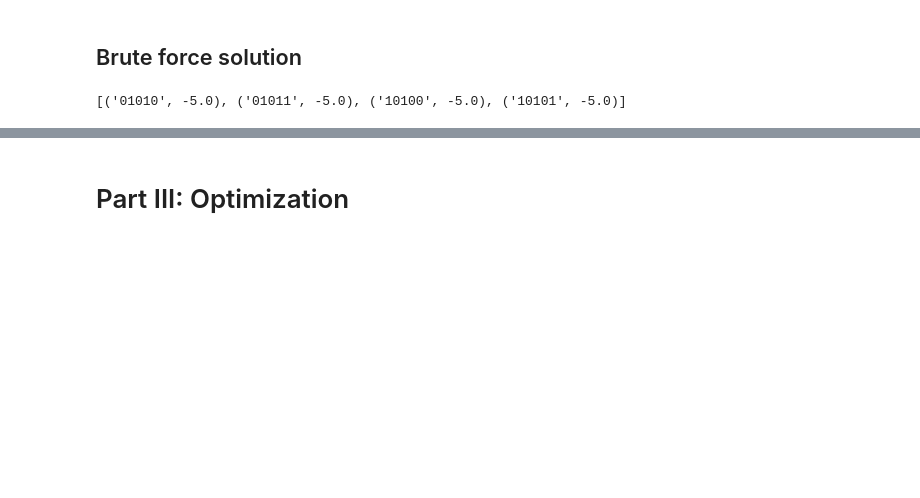
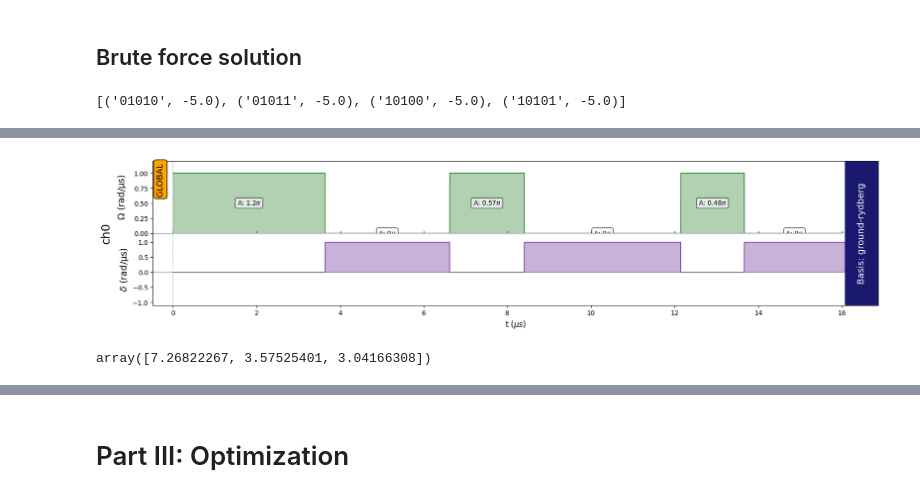
Before and after one commit to victor-onofre/pasqal_project, a Jupyter notebook: Neutral_Atoms_maxcut.ipynb, the cells around one changed output, grey strips where cells are left out. Drawn from its saved outputs; the diff is of its cells as text; code cells hidden in the pictures; blank space fills up the shorter version.

```diff
--- a/Neutral_Atoms_maxcut.ipynb
+++ b/Neutral_Atoms_maxcut.ipynb
@@ -191,0 +282,24 @@ print(brute_force(Q_matrix_3 )[:4])
+# %%
+# Number of optimization cycles for QAOA
+
+LAYERS = 3
+
+# Parametrized sequence
+seq = Sequence(reg_test_2, Chadoq2)
+seq.declare_channel('ch0', 'rydberg_global')
+
+beta_list = seq.declare_variable('beta_list', size = LAYERS)
+gamma_list = seq.declare_variable('gamma_list', size = LAYERS)
+
+if LAYERS == 1:
+    beta_list = [beta_list]
+    gamma_list = [gamma_list]
+
+for beta, gamma in zip(beta_list, gamma_list):
+    beta_pulse = Pulse.ConstantPulse(500*beta, 1.0, 0, 0)
+    gamma_pulse = Pulse.ConstantPulse(500*gamma, 0 , 1.0, 0)
+
+    seq.add(beta_pulse, 'ch0')
+    seq.add(gamma_pulse, 'ch0')
+
+seq.measure('ground-rydberg')
@@ -191,0 +345,17 @@ print(brute_force(Q_matrix_3 )[:4])
+# %%
+# QAOA with random parameters
+
+np.random.seed(123) # Ensures reproducibility of the tutorial
+
+random_beta = np.random.uniform(1,10, LAYERS)
+random_gamma = np.random.uniform(1,10,LAYERS)
+
+assigned_seq = seq.build(beta_list = random_beta, gamma_list = random_gamma)
+
+assigned_seq.draw(draw_phase_area= True)
+# %% [output]
+[figure, added]
+# %%
+random_beta
+# %% [output]
+array([7.26822267, 3.57525401, 3.04166308])
```
Also changed, not shown: parts of 37 cells of this notebook, 1 other file.
